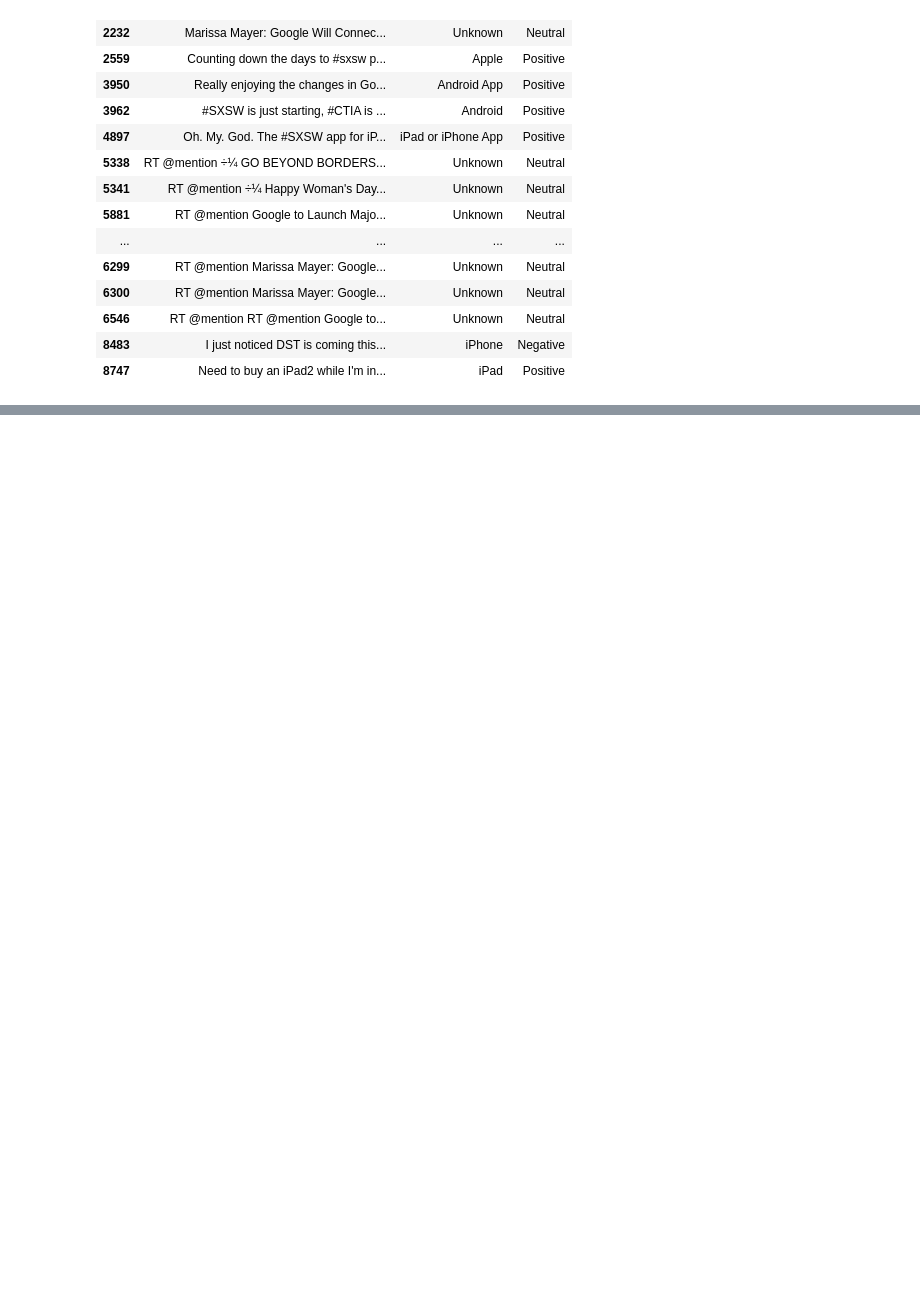
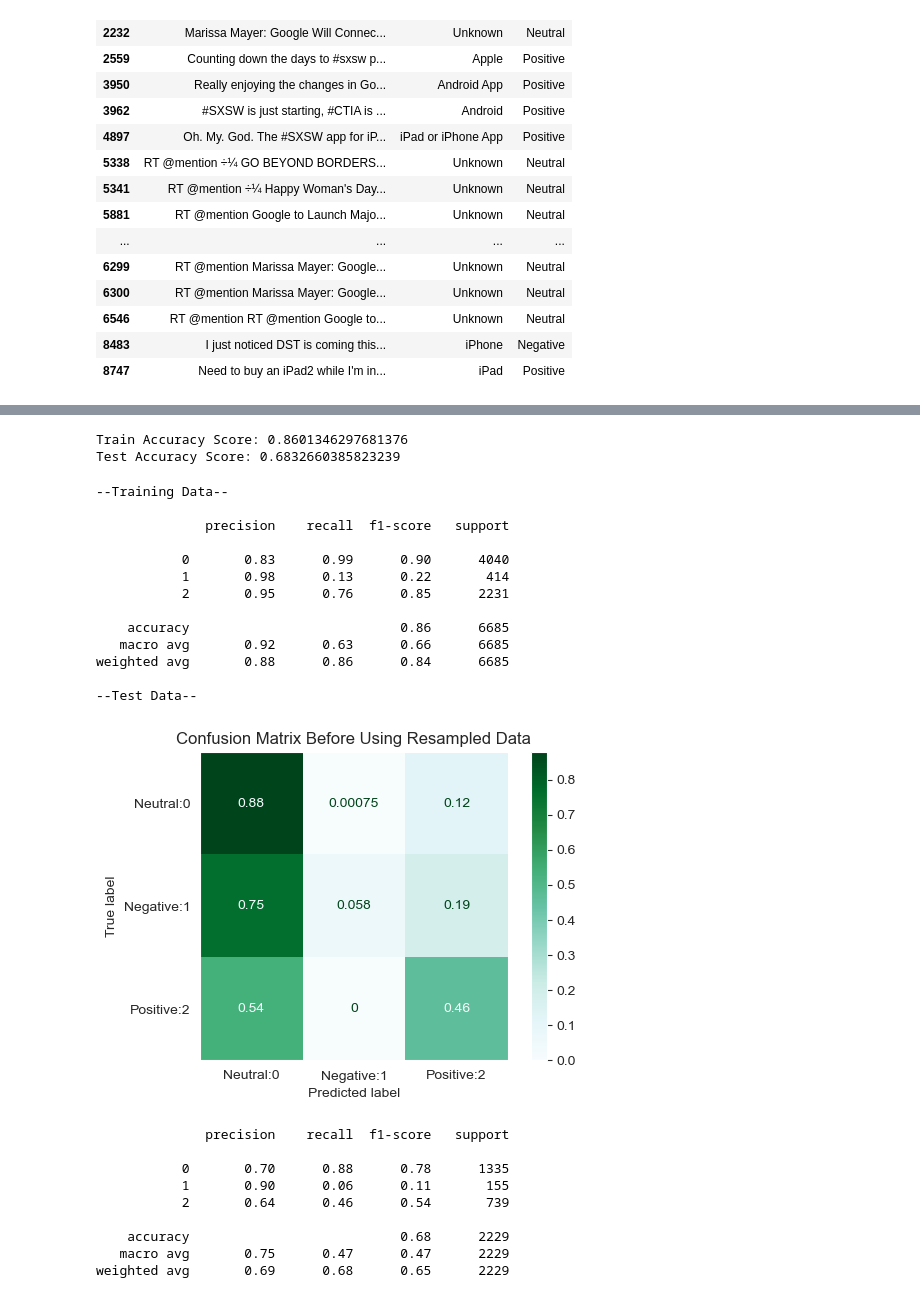
Before and after one commit to gtisnanga/GRP-13-FINAL-PROJECT, a Jupyter notebook: MUTHEU.ipynb, the cells around one changed output, grey strips where cells are left out. Saved outputs shown, nothing was run; the diff lists cells and outputs as text; code cells hidden in the pictures; blank space fills up the shorter version.

```diff
--- a/MUTHEU.ipynb
+++ b/MUTHEU.ipynb
@@ -258,0 +419,5 @@ memory usage: 278.6+ KB
+# %%
+from sklearn.model_selection import train_test_split
+
+X = data['Tweet']
+y = data['Emotion']
@@ -258,0 +464,3 @@ memory usage: 278.6+ KB
+# %%
+#Removing punctuation, mentions, stopwords, and lemmatizing the text
+X = X.apply(lambda x: preprocess(x))
@@ -258,0 +485,2 @@ memory usage: 278.6+ KB
+# %%
+X_train, X_test, y_train, y_test = train_test_split(X, y, random_state=42)
@@ -258,0 +586,56 @@ memory usage: 278.6+ KB
+# %%
+from sklearn.feature_extraction.text import TfidfVectorizer
+tfidf = TfidfVectorizer(stop_words='english', lowercase=False, ngram_range=(1,2))
+
+# Build a pipeline using the TF-IDF Vectorizer and Logistic Regression
+tfidfpipe = Pipeline(steps=[('tfidf', tfidf), ('baseline', baseline_model)])
+tfidfpipe.fit(X_train, y_train)
+
+tfidf_pred = tfidfpipe.predict(X_test)
+
+
+train_accuracy_score = accuracy_score(y_train, tfidfpipe.predict(X_train))
+test_accuracy_score = accuracy_score(y_test, tfidf_pred)
+
+print("Train Accuracy Score:", train_accuracy_score)
+print("Test Accuracy Score:", test_accuracy_score)
+# %% [output]
+Train Accuracy Score: 0.8601346297681376
+Test Accuracy Score: 0.6832660385823239
+# %%
+from sklearn.metrics import ConfusionMatrixDisplay
+
+print("--Training Data--")
+print("\n"+ classification_report(y_train, tfidfpipe.predict(X_train)))
+print("--Test Data--")
+
+fig, ax = plt.subplots(figsize= (6,4))
+ConfusionMatrixDisplay.from_predictions(y_test, tfidfpipe.predict(X_test), ax=ax, display_labels=['Neutral:0', 'Negative:1', 'Positive:2'], normalize='true', cmap='BuGn')
+plt.title("Confusion Matrix Before Using Resampled Data")
+plt.grid(False)
+plt.show()
+print("\n"+ classification_report(y_test, tfidfpipe.predict(X_test)));
+# %% [output]
+--Training Data--
+
+              precision    recall  f1-score   support
+
+           0       0.83      0.99      0.90      4040
+           1       0.98      0.13      0.22       414
+           2       0.95      0.76      0.85      2231
+
+    accuracy                           0.86      6685
+   macro avg       0.92      0.63      0.66      6685
+weighted avg       0.88      0.86      0.84      6685
+
+--Test Data--
+[figure, added]
+              precision    recall  f1-score   support
+
+           0       0.70      0.88      0.78      1335
+           1       0.90      0.06      0.11       155
+           2       0.64      0.46      0.54       739
+
+    accuracy                           0.68      2229
+   macro avg       0.75      0.47      0.47      2229
+weighted avg       0.69      0.68      0.65      2229
```
Also changed, not shown: parts of 31 cells of this notebook, 1 other file.
